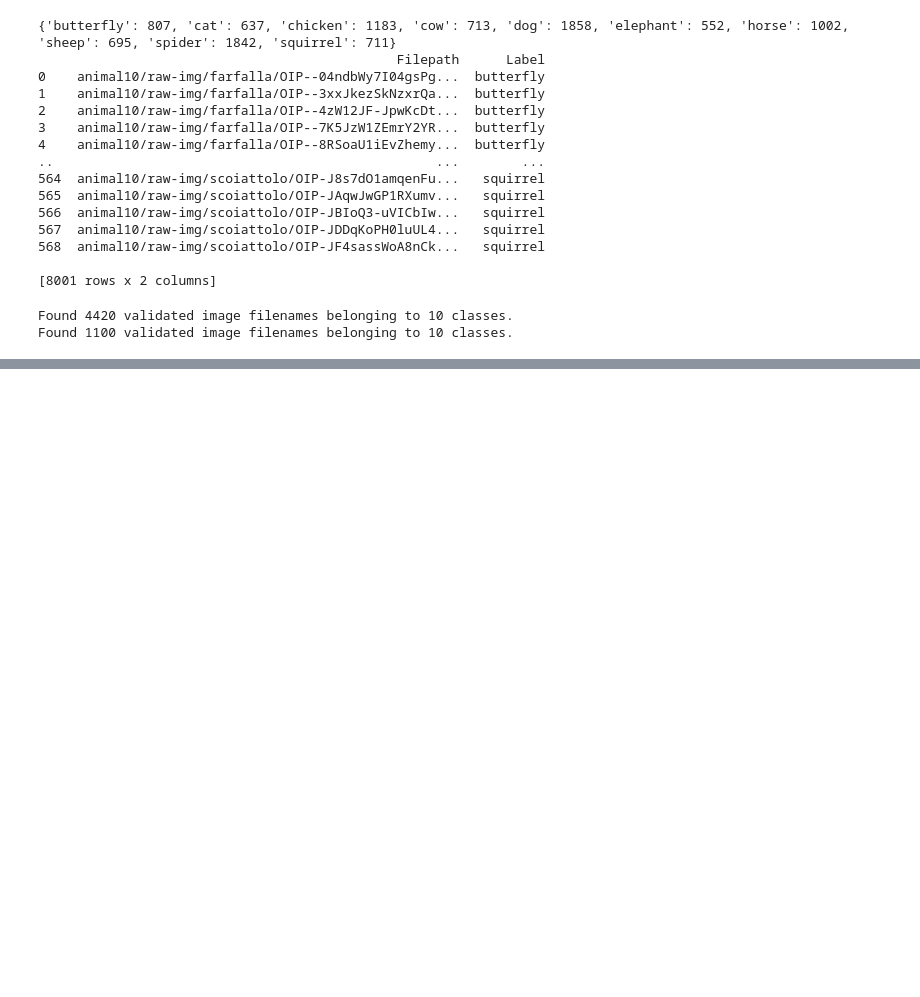
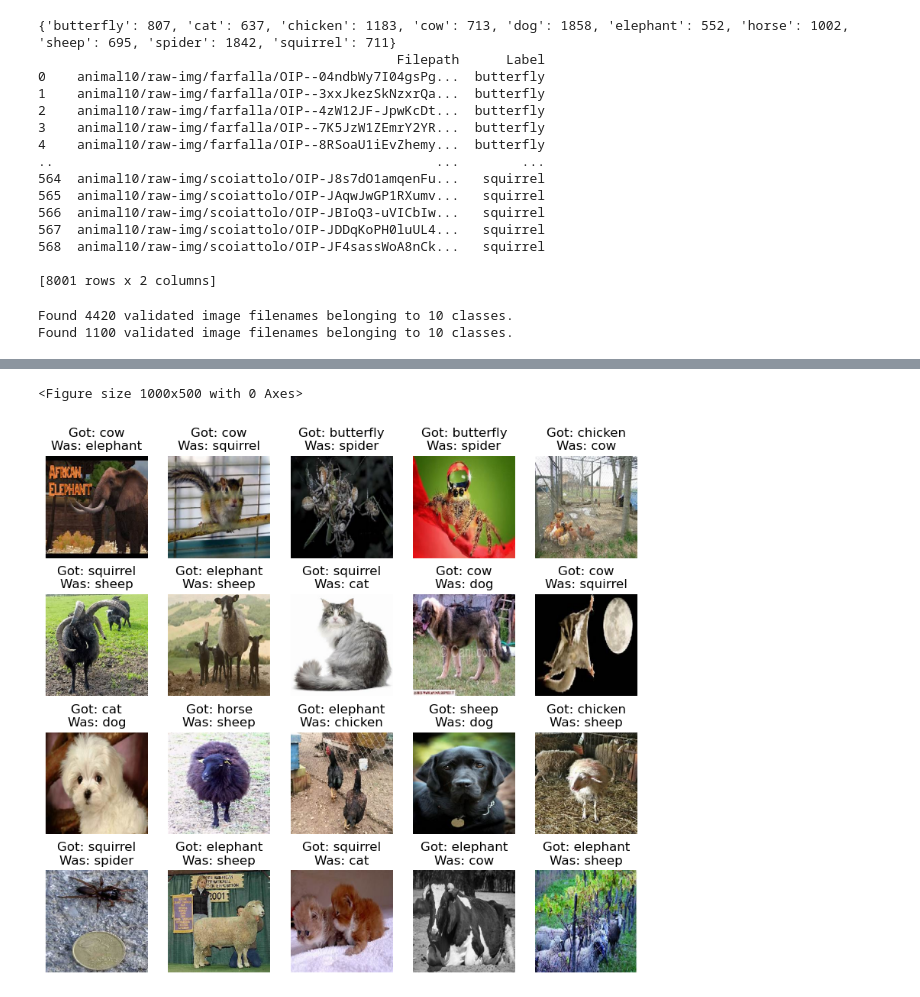
Before and after one commit to sinux-l5d/PROJ002, a Jupyter notebook: animal_recognition.ipynb, the cells around one changed output, grey strips where cells are left out. Saved outputs shown, nothing was run; the diff lists cells and outputs as text; code cells hidden in the pictures; blank space fills up the shorter version.

```diff
--- a/animal_recognition.ipynb
+++ b/animal_recognition.ipynb
@@ -278,0 +318,23 @@ On this sample : 34/50 (68.0%)
+# %%
+# Sample of uncorrectly classified images
+
+plt.figure(figsize=(10, 5))
+set_test.reset()
+count = 0
+MAX = 20
+width = min(MAX, 5)
+height = (MAX + width - 1) // width
+plt.subplots(height, width, figsize=(width * 2, height * 2+1))
+while count < MAX:
+  img, label = set_test.next()
+  got = predict(model, img)
+  was = CATEGORIES[np.argmax(label[0])]
+  if got != was:
+    count += 1
+    plt.subplot(height, width, count)
+    plt.imshow(img[0])
+    plt.title("Got: " + got + "\nWas: " + was)
+    plt.axis('off')
+# %% [output]
+<Figure size 1000x500 with 0 Axes>
+[figure, added]
```
Also changed, not shown: parts of 8 cells of this notebook.
